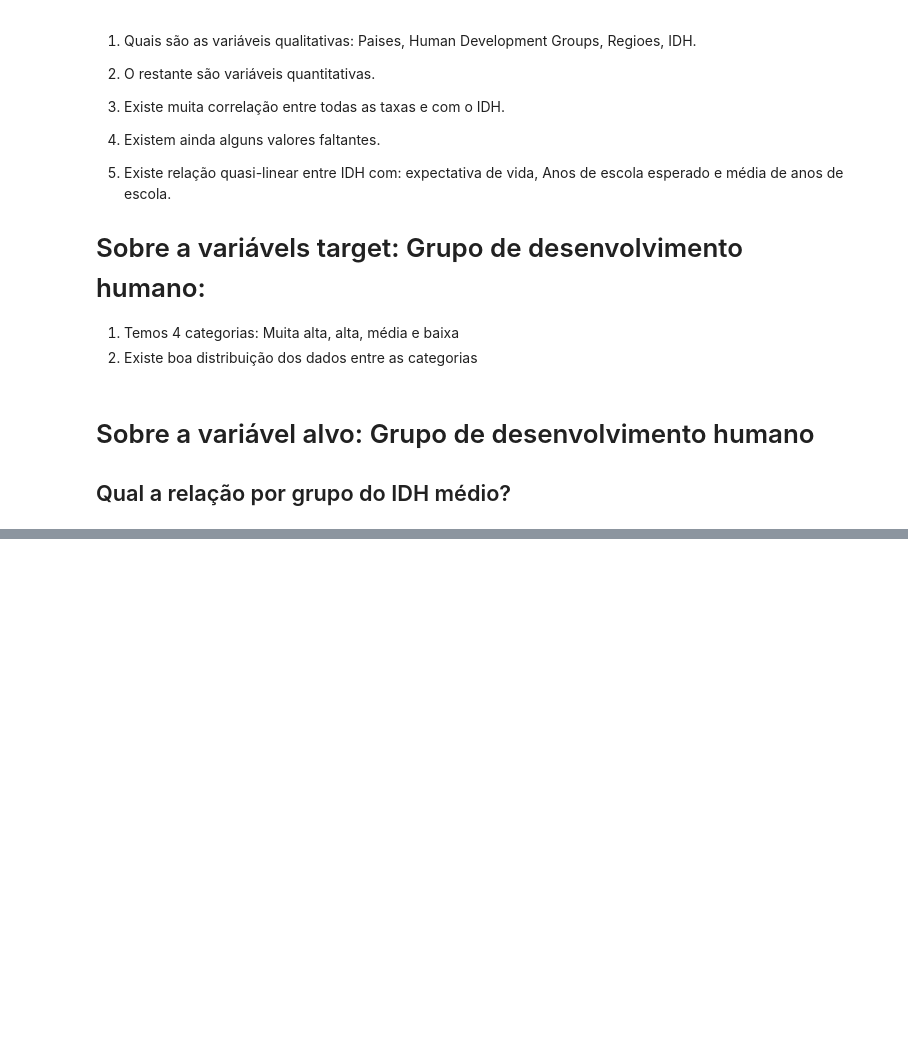
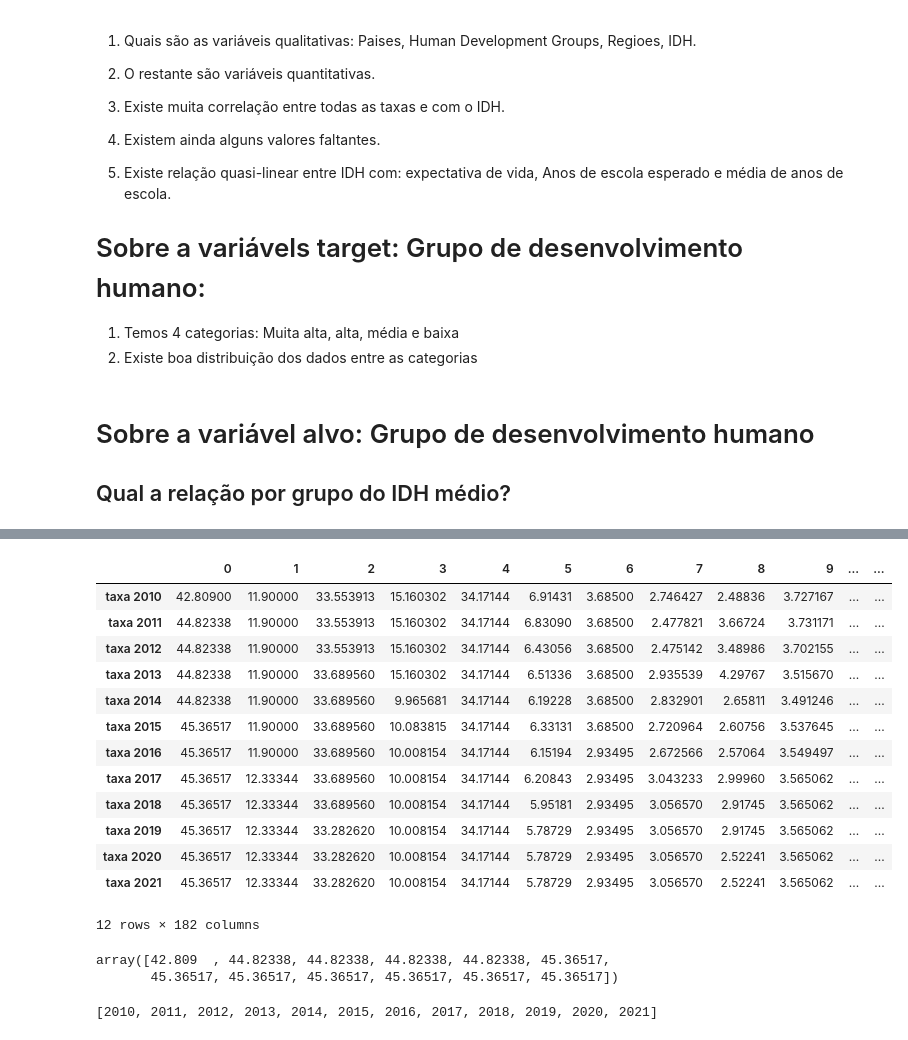
Before and after one commit to KaueAbbe/Desigualdade_Educacional, a Jupyter notebook: Analise_Exploratoria/Desigualdade_Educacional_AE.ipynb, the cells around one changed output, grey strips where cells are left out. Cells and saved outputs as stored; diff of their text form; code cells hidden in the pictures; blank space fills up the shorter version.

```diff
--- a/Analise_Exploratoria/Desigualdade_Educacional_AE.ipynb
+++ b/Analise_Exploratoria/Desigualdade_Educacional_AE.ipynb
@@ -110,0 +135,3 @@ The default value of numeric_only in DataFrameGroupBy.mean is deprecated. In a f
+# %%
+taxas =['taxa '+ str(x) for x in range(2010, 2022)]
+taxas
@@ -110,0 +151,3 @@ The default value of numeric_only in DataFrameGroupBy.mean is deprecated. In a f
+# %%
+df_taxas= dados[taxas]
+df_taxas.head()
@@ -110,0 +161,27 @@ The default value of numeric_only in DataFrameGroupBy.mean is deprecated. In a f
+# %%
+df_taxas.T
+# %% [output]
+|  | 0 | 1 | 2 | 3 | 4 | 5 | 6 | 7 | 8 | 9 | ... | ... |
+| taxa 2010 | 42.80900 | 11.90000 | 33.553913 | 15.160302 | 34.17144 | 6.91431 | 3.68500 | 2.746427 | 2.48836 | 3.727167 | ... | ... |
+| taxa 2011 | 44.82338 | 11.90000 | 33.553913 | 15.160302 | 34.17144 | 6.83090 | 3.68500 | 2.477821 | 3.66724 | 3.731171 | ... | ... |
+| taxa 2012 | 44.82338 | 11.90000 | 33.553913 | 15.160302 | 34.17144 | 6.43056 | 3.68500 | 2.475142 | 3.48986 | 3.702155 | ... | ... |
+| taxa 2013 | 44.82338 | 11.90000 | 33.689560 | 15.160302 | 34.17144 | 6.51336 | 3.68500 | 2.935539 | 4.29767 | 3.515670 | ... | ... |
+| taxa 2014 | 44.82338 | 11.90000 | 33.689560 | 9.965681 | 34.17144 | 6.19228 | 3.68500 | 2.832901 | 2.65811 | 3.491246 | ... | ... |
+| taxa 2015 | 45.36517 | 11.90000 | 33.689560 | 10.083815 | 34.17144 | 6.33131 | 3.68500 | 2.720964 | 2.60756 | 3.537645 | ... | ... |
+| taxa 2016 | 45.36517 | 11.90000 | 33.689560 | 10.008154 | 34.17144 | 6.15194 | 2.93495 | 2.672566 | 2.57064 | 3.549497 | ... | ... |
+| taxa 2017 | 45.36517 | 12.33344 | 33.689560 | 10.008154 | 34.17144 | 6.20843 | 2.93495 | 3.043233 | 2.99960 | 3.565062 | ... | ... |
+| taxa 2018 | 45.36517 | 12.33344 | 33.689560 | 10.008154 | 34.17144 | 5.95181 | 2.93495 | 3.056570 | 2.91745 | 3.565062 | ... | ... |
+| taxa 2019 | 45.36517 | 12.33344 | 33.282620 | 10.008154 | 34.17144 | 5.78729 | 2.93495 | 3.056570 | 2.91745 | 3.565062 | ... | ... |
+| taxa 2020 | 45.36517 | 12.33344 | 33.282620 | 10.008154 | 34.17144 | 5.78729 | 2.93495 | 3.056570 | 2.52241 | 3.565062 | ... | ... |
+| taxa 2021 | 45.36517 | 12.33344 | 33.282620 | 10.008154 | 34.17144 | 5.78729 | 2.93495 | 3.056570 | 2.52241 | 3.565062 | ... | ... |
+12 rows × 182 columns
+# %%
+df_taxas.T[0].values
+# %% [output]
+array([42.809  , 44.82338, 44.82338, 44.82338, 44.82338, 45.36517,
+       45.36517, 45.36517, 45.36517, 45.36517, 45.36517, 45.36517])
+# %%
+anos = [x for x in range(2010, 2022)]
+anos
+# %% [output]
+[2010, 2011, 2012, 2013, 2014, 2015, 2016, 2017, 2018, 2019, 2020, 2021]
```
Also changed, not shown: parts of 33 cells of this notebook.
